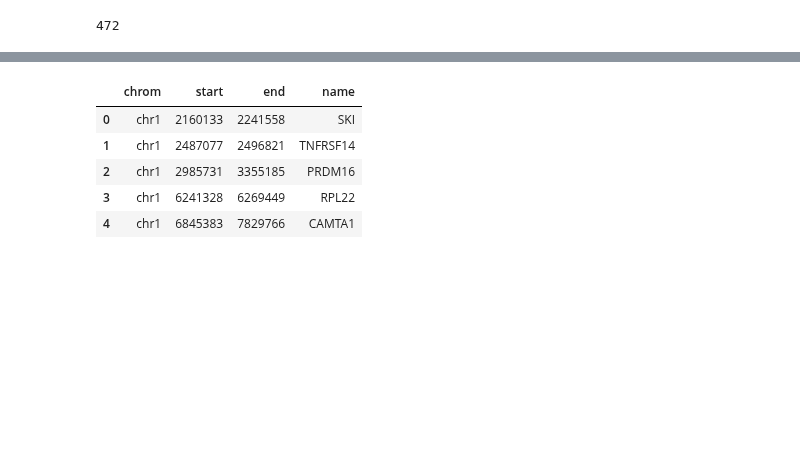
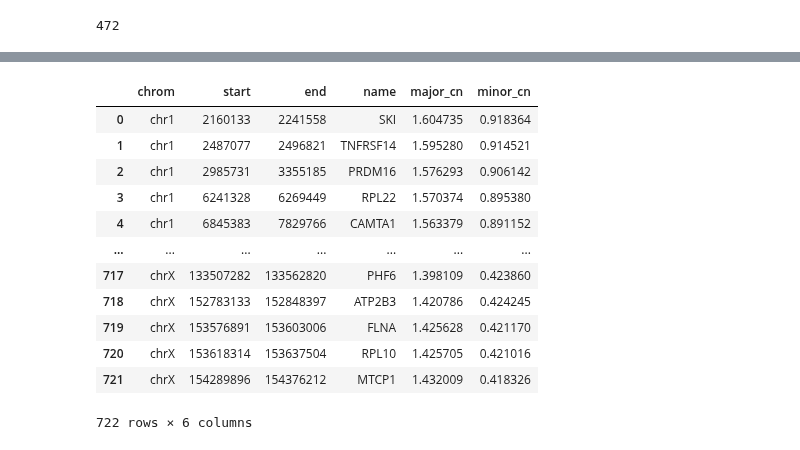
Before and after one commit to ICCB-Cologne/CNSistent, a Jupyter notebook: notebooks/analyze/analyze_lung.ipynb, the cells around one changed output, grey strips where cells are left out. Cells and saved outputs as stored; diff of their text form; code cells hidden in the pictures; blank space fills up the shorter version.

```diff
--- a/notebooks/analyze/analyze_lung.ipynb
+++ b/notebooks/analyze/analyze_lung.ipynb
@@ -64,13 +61,19 @@ TRACERx-TCGA 0.8926420527143548
 # %%
 _, cosmic_df = main_load_data("COSMIC")
 cosmic_group = group_samples(cosmic_df)
-cosmic_genes = segs_to_df(load_COSMIC())
-cosmic_genes.head()
+cosmic_group
 # %% [output]
-|  | chrom | start | end | name |
-| 0 | chr1 | 2160133 | 2241558 | SKI |
-| 1 | chr1 | 2487077 | 2496821 | TNFRSF14 |
-| 2 | chr1 | 2985731 | 3355185 | PRDM16 |
-| 3 | chr1 | 6241328 | 6269449 | RPL22 |
-| 4 | chr1 | 6845383 | 7829766 | CAMTA1 |
+|  | chrom | start | end | name | major_cn | minor_cn |
+| 0 | chr1 | 2160133 | 2241558 | SKI | 1.604735 | 0.918364 |
+| 1 | chr1 | 2487077 | 2496821 | TNFRSF14 | 1.595280 | 0.914521 |
+| 2 | chr1 | 2985731 | 3355185 | PRDM16 | 1.576293 | 0.906142 |
+| 3 | chr1 | 6241328 | 6269449 | RPL22 | 1.570374 | 0.895380 |
+| 4 | chr1 | 6845383 | 7829766 | CAMTA1 | 1.563379 | 0.891152 |
+| ... | ... | ... | ... | ... | ... | ... |
+| 717 | chrX | 133507282 | 133562820 | PHF6 | 1.398109 | 0.423860 |
+| 718 | chrX | 152783133 | 152848397 | ATP2B3 | 1.420786 | 0.424245 |
+| 719 | chrX | 153576891 | 153603006 | FLNA | 1.425628 | 0.421170 |
+| 720 | chrX | 153618314 | 153637504 | RPL10 | 1.425705 | 0.421016 |
+| 721 | chrX | 154289896 | 154376212 | MTCP1 | 1.432009 | 0.418326 |
+722 rows × 6 columns
 # %%
```
Also changed, not shown: parts of 14 cells of this notebook, 1 other file.
